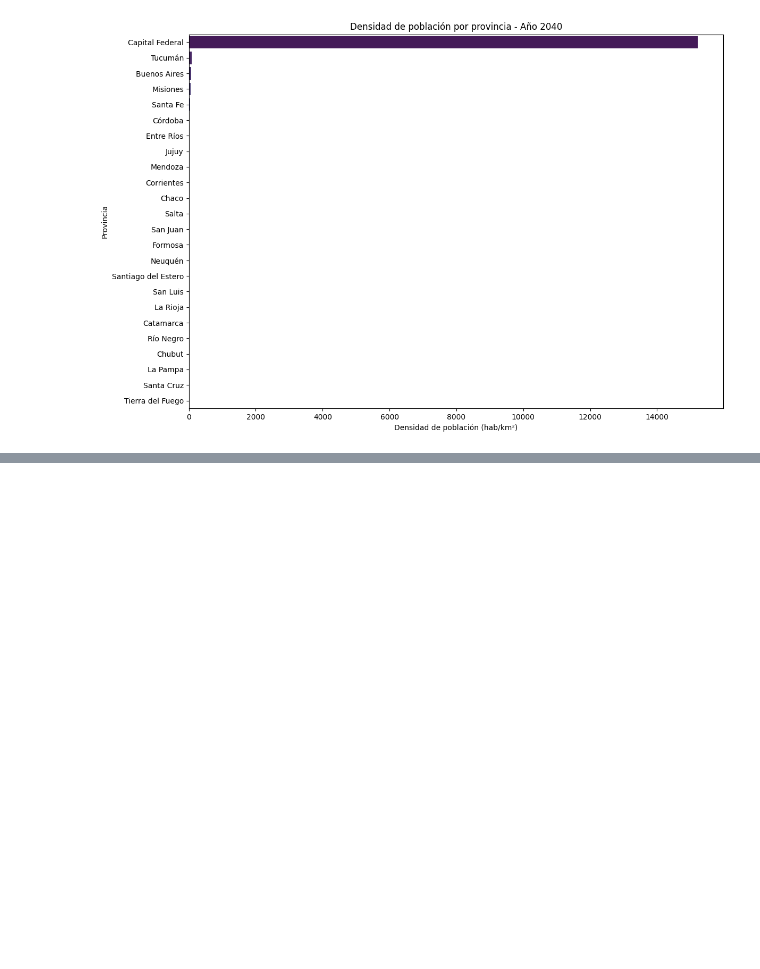
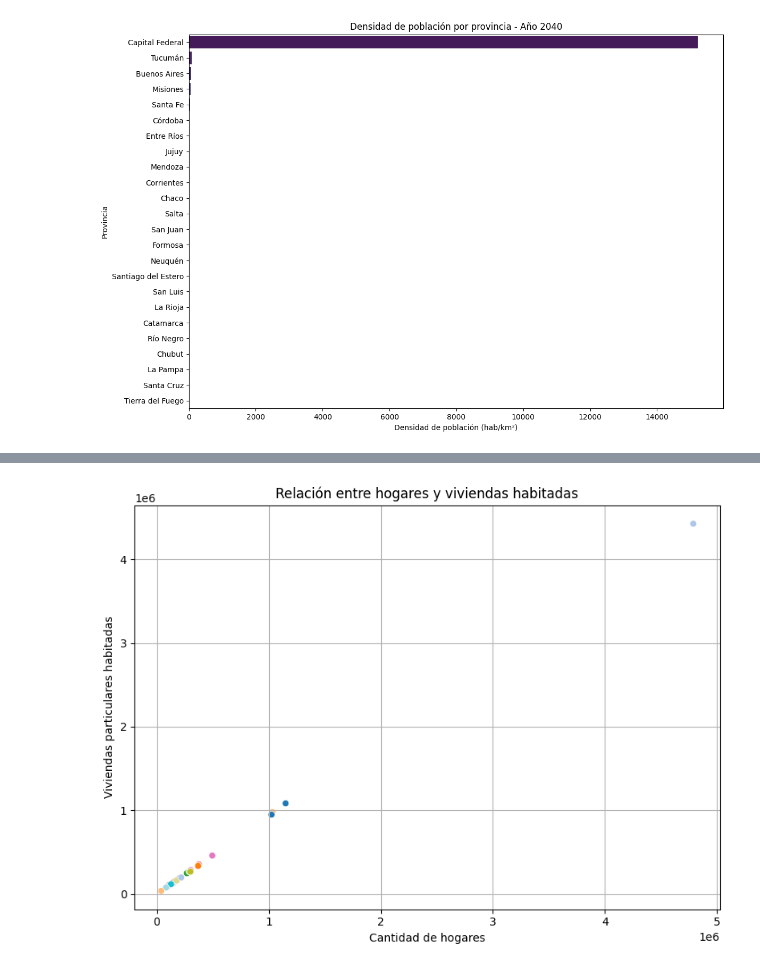
Before and after one commit to yanetcoronelok/api2_coronel_yanet, a Jupyter notebook: api2_coronel_yanet.ipynb, the cells around one changed output, grey strips where cells are left out. Cells and saved outputs as stored; diff of their text form; code cells hidden in the pictures; blank space fills up the shorter version.

```diff
--- a/api2_coronel_yanet.ipynb
+++ b/api2_coronel_yanet.ipynb
@@ -576,0 +647,19 @@ Passing `palette` without assigning `hue` is deprecated and will be removed in v
+# %%
+
+plt.figure(figsize=(8, 6))
+sns.scatterplot(
+    data=hogares_viviendas,
+    x="hogares",
+    y="viviendas_particulares_habitadas",
+    hue="provincia",
+    palette="tab20",
+    legend=False
+)
+plt.title("Relación entre hogares y viviendas habitadas")
+plt.xlabel("Cantidad de hogares")
+plt.ylabel("Viviendas particulares habitadas")
+plt.grid(True)
+plt.tight_layout()
+plt.show()
+# %% [output]
+[figure, added]
```
Also changed, not shown: parts of 9 cells of this notebook.
